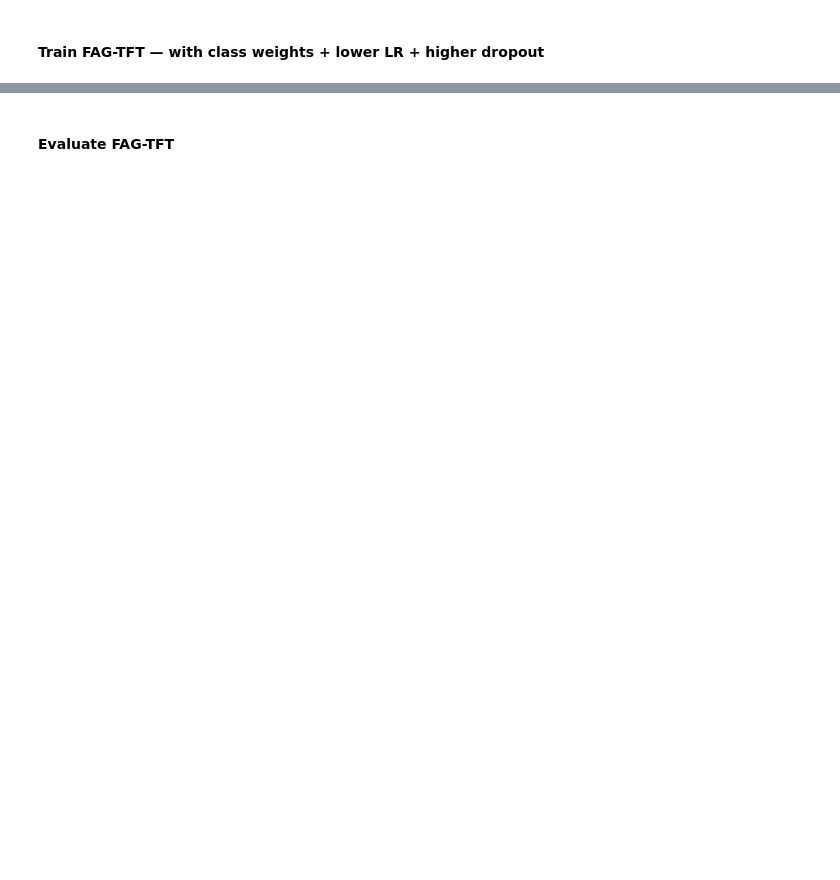
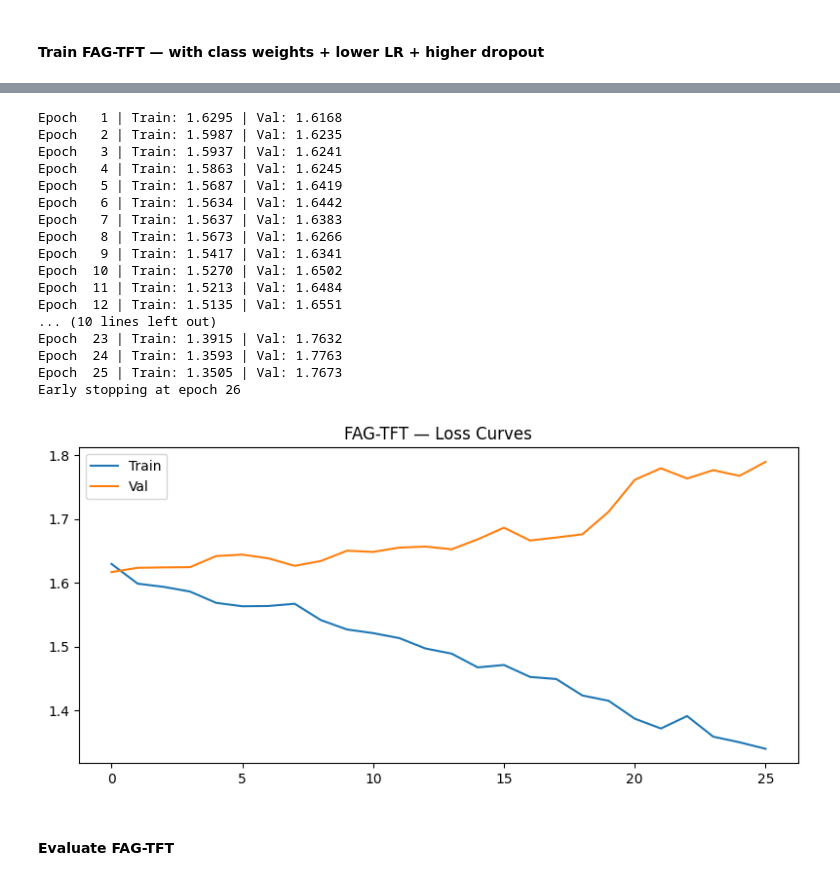
Before and after one commit to DeelakaDias/Preventing-Mechanism, a Jupyter notebook: All Models/04_FAG_TFT.ipynb, the cells around one changed output, grey strips where cells are left out. Saved outputs shown, nothing was run; the diff lists cells and outputs as text; code cells hidden in the pictures; blank space fills up the shorter version.

```diff
--- a/All Models/04_FAG_TFT.ipynb
+++ b/All Models/04_FAG_TFT.ipynb
@@ -451,3 +324,72 @@ Best fold F1: 0.7938 (saved as best_fag_tft.pt)
+# %%
+EPOCHS    = 150
+optimizer = torch.optim.Adam(tft_model.parameters(), lr=1e-4, weight_decay=1e-3)
+criterion = nn.CrossEntropyLoss(weight=weights_tensor)
+scheduler = torch.optim.lr_scheduler.CosineAnnealingLR(optimizer, T_max=50)
+
+best_val_loss    = float('inf')
+patience_counter = 0
+PATIENCE         = 25
+train_losses, val_losses = [], []
+
+for epoch in range(EPOCHS):
+    tft_model.train()
+    batch_losses = []
+    for xb, yb in train_loader:
+        optimizer.zero_grad()
+        loss = criterion(tft_model(xb), yb)
+        loss.backward()
+        torch.nn.utils.clip_grad_norm_(tft_model.parameters(), 1.0)
+        optimizer.step()
+        batch_losses.append(loss.item())
+    scheduler.step()
+
+    tft_model.eval()
+    with torch.no_grad():
+        val_loss = criterion(tft_model(X_test), y_test).item()
+    train_loss = np.mean(batch_losses)
+    train_losses.append(train_loss)
+    val_losses.append(val_loss)
+
+    if val_loss < best_val_loss:
+        best_val_loss = val_loss
+        torch.save(tft_model.state_dict(), 'best_fag_tft.pt')
+        patience_counter = 0
+    else:
+        patience_counter += 1
+        if patience_counter >= PATIENCE:
+            print(f'Early stopping at epoch {epoch+1}')
+            break
+
+    print(f'Epoch {epoch+1:3d} | Train: {train_loss:.4f} | Val: {val_loss:.4f}')
+
+plt.figure(figsize=(8,4))
+plt.plot(train_losses, label='Train')
+plt.plot(val_losses,   label='Val')
+plt.title('FAG-TFT — Loss Curves')
+plt.legend()
+plt.tight_layout()
+plt.savefig('fag_tft_loss.png', dpi=150)
+plt.show()
+# %% [output]
+Epoch   1 | Train: 1.6295 | Val: 1.6168
+Epoch   2 | Train: 1.5987 | Val: 1.6235
+Epoch   3 | Train: 1.5937 | Val: 1.6241
+Epoch   4 | Train: 1.5863 | Val: 1.6245
+Epoch   5 | Train: 1.5687 | Val: 1.6419
+Epoch   6 | Train: 1.5634 | Val: 1.6442
+Epoch   7 | Train: 1.5637 | Val: 1.6383
+Epoch   8 | Train: 1.5673 | Val: 1.6266
+Epoch   9 | Train: 1.5417 | Val: 1.6341
+Epoch  10 | Train: 1.5270 | Val: 1.6502
+Epoch  11 | Train: 1.5213 | Val: 1.6484
+Epoch  12 | Train: 1.5135 | Val: 1.6551
+... (10 lines left out)
+Epoch  23 | Train: 1.3915 | Val: 1.7632
+Epoch  24 | Train: 1.3593 | Val: 1.7763
+Epoch  25 | Train: 1.3505 | Val: 1.7673
+Early stopping at epoch 26
+[figure, added]
 # %% [markdown]
 #### Evaluate FAG-TFT
 # %%
```
Also changed, not shown: parts of 8 cells of this notebook, 16 other files.
